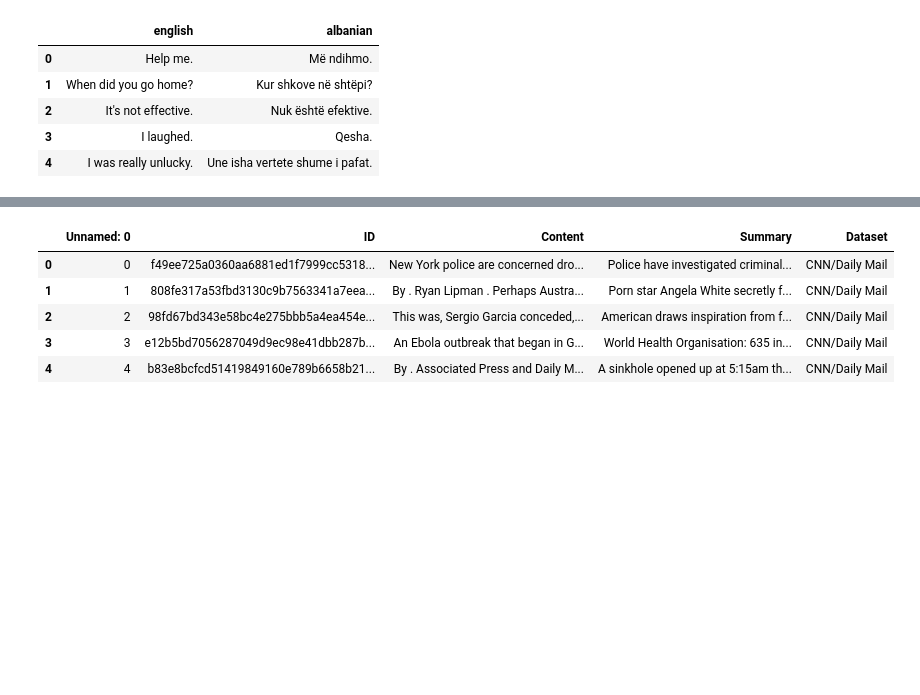
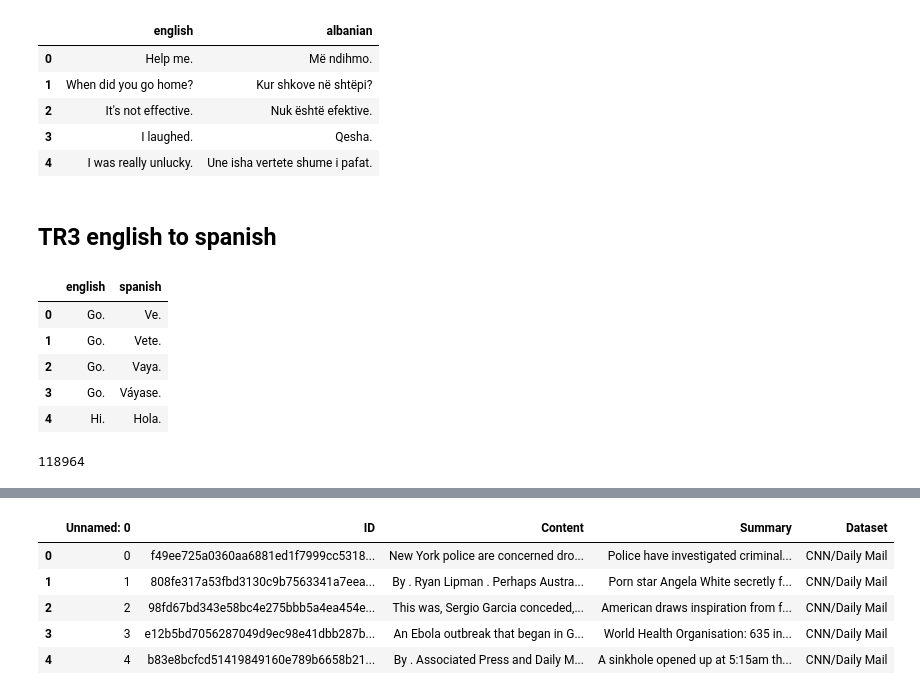
Before and after one commit to zoebatz/CAP6640_Project, a Jupyter notebook: NLP_datasets.ipynb, the cells around one changed output, grey strips where cells are left out. Drawn from its saved outputs; the diff is of its cells as text; code cells hidden in the pictures; blank space fills up the shorter version.

```diff
--- a/NLP_datasets.ipynb
+++ b/NLP_datasets.ipynb
@@ -408,3 +408,23 @@ data_aln.head()
 # %%
 # save to drive
 data_aln.to_csv('/content/drive/MyDrive/Colab Notebooks/CAP6640_NLP/data/data_eng_aln.csv', index=False)
+# %% [markdown]
+## TR3 english to spanish
+# %%
+
+# Download latest version
+path = kagglehub.dataset_download("lonnieqin/englishspanish-translation-dataset")
+
+data_spa = read_single_csv(path)
+data_spa.head()
+# %% [output]
+|  | english | spanish |
+| 0 | Go. | Ve. |
+| 1 | Go. | Vete. |
+| 2 | Go. | Vaya. |
+| 3 | Go. | Váyase. |
+| 4 | Hi. | Hola. |
+# %%
+len(data_spa)
+# %% [output]
+118964
```
Also changed, not shown: parts of 14 cells of this notebook.
